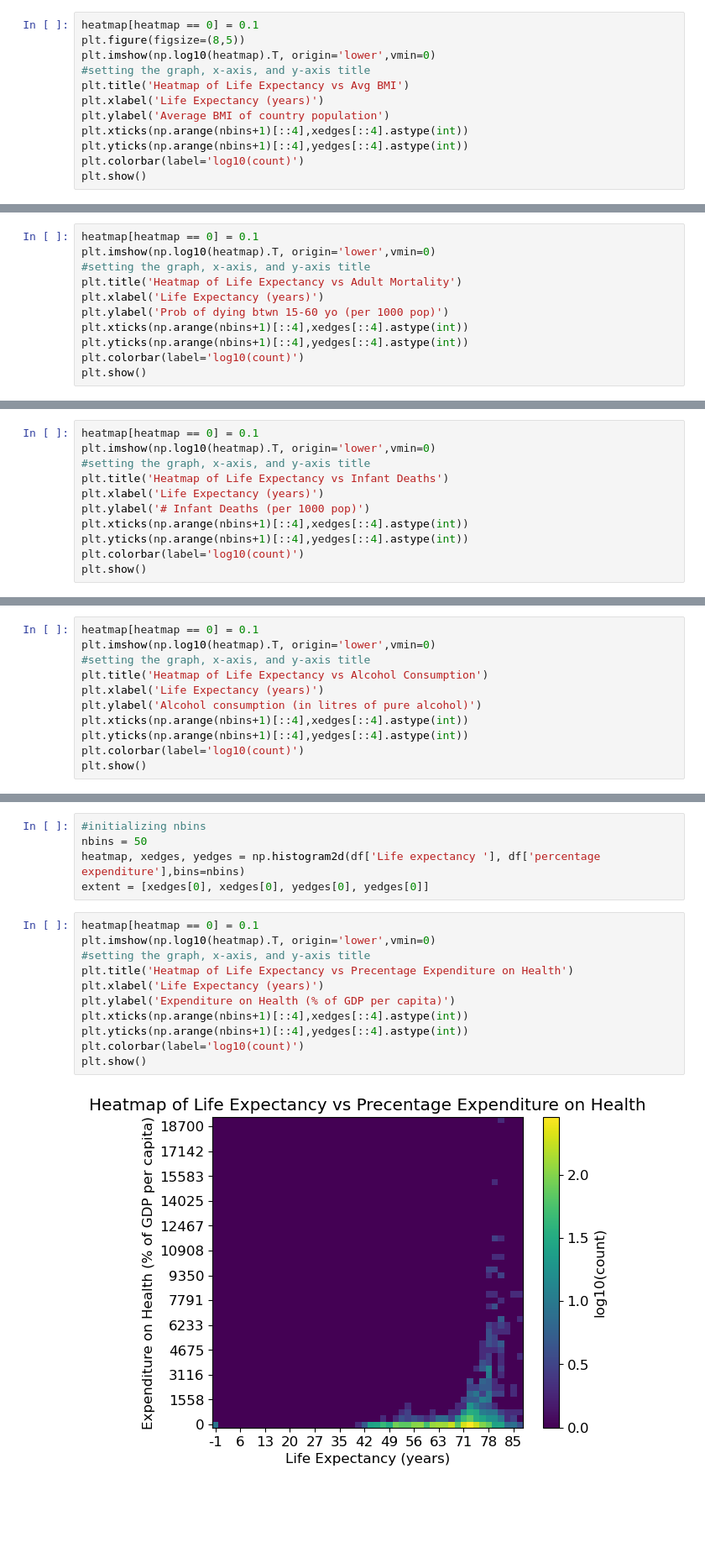
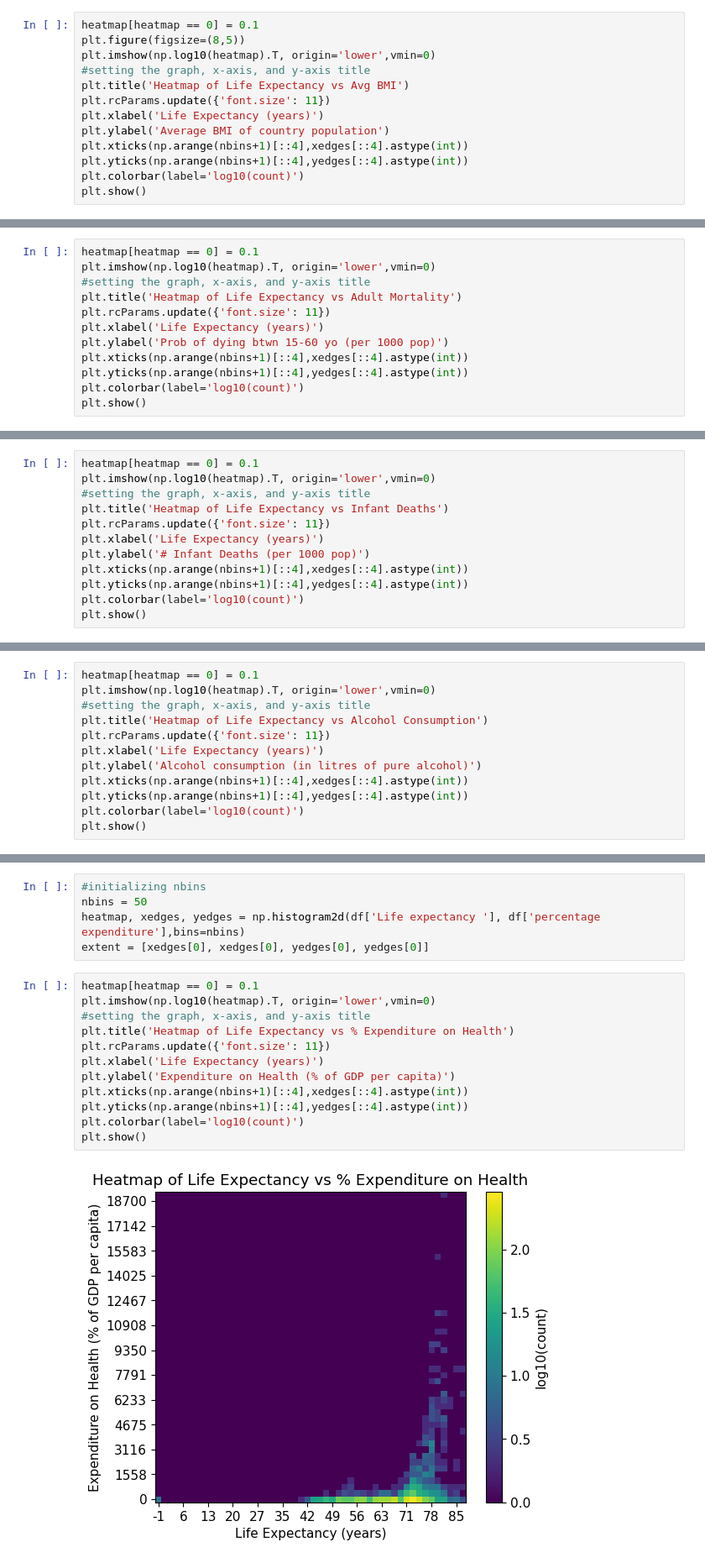
Before and after one commit to danamcgowan/Data1030-LifeExpProject, a Jupyter notebook: Life Expectancy - Data1030 Project.ipynb, the cells around one changed output, grey strips where cells are left out. Shown at 84% size. Saved outputs shown, nothing was run; the diff lists cells and outputs as text; blank space fills up the shorter version.

```diff
--- a/Life Expectancy - Data1030 Project.ipynb
+++ b/Life Expectancy - Data1030 Project.ipynb
@@ -201,6 +228,7 @@ plt.figure(figsize=(8,5))
 plt.imshow(np.log10(heatmap).T, origin='lower',vmin=0)
 #setting the graph, x-axis, and y-axis title
 plt.title('Heatmap of Life Expectancy vs Avg BMI')
+plt.rcParams.update({'font.size': 11})
 plt.xlabel('Life Expectancy (years)')
 plt.ylabel('Average BMI of country population')
 plt.xticks(np.arange(nbins+1)[::4],xedges[::4].astype(int))
@@ -219,6 +247,7 @@ heatmap[heatmap == 0] = 0.1
 plt.imshow(np.log10(heatmap).T, origin='lower',vmin=0)
 #setting the graph, x-axis, and y-axis title
 plt.title('Heatmap of Life Expectancy vs Adult Mortality')
+plt.rcParams.update({'font.size': 11})
 plt.xlabel('Life Expectancy (years)')
 plt.ylabel('Prob of dying btwn 15-60 yo (per 1000 pop)')
 plt.xticks(np.arange(nbins+1)[::4],xedges[::4].astype(int))
@@ -237,6 +266,7 @@ heatmap[heatmap == 0] = 0.1
 plt.imshow(np.log10(heatmap).T, origin='lower',vmin=0)
 #setting the graph, x-axis, and y-axis title
 plt.title('Heatmap of Life Expectancy vs Infant Deaths')
+plt.rcParams.update({'font.size': 11})
 plt.xlabel('Life Expectancy (years)')
 plt.ylabel('# Infant Deaths (per 1000 pop)')
 plt.xticks(np.arange(nbins+1)[::4],xedges[::4].astype(int))
@@ -255,6 +285,7 @@ heatmap[heatmap == 0] = 0.1
 plt.imshow(np.log10(heatmap).T, origin='lower',vmin=0)
 #setting the graph, x-axis, and y-axis title
 plt.title('Heatmap of Life Expectancy vs Alcohol Consumption')
+plt.rcParams.update({'font.size': 11})
 plt.xlabel('Life Expectancy (years)')
 plt.ylabel('Alcohol consumption (in litres of pure alcohol)')
 plt.xticks(np.arange(nbins+1)[::4],xedges[::4].astype(int))
@@ -271,16 +302,17 @@ extent = [xedges[0], xedges[0], yedges[0], yedges[0]]
 # %%
 heatmap[heatmap == 0] = 0.1
 plt.imshow(np.log10(heatmap).T, origin='lower',vmin=0)
 #setting the graph, x-axis, and y-axis title
-plt.title('Heatmap of Life Expectancy vs Precentage Expenditure on Health')
+plt.title('Heatmap of Life Expectancy vs % Expenditure on Health')
+plt.rcParams.update({'font.size': 11})
 plt.xlabel('Life Expectancy (years)')
 plt.ylabel('Expenditure on Health (% of GDP per capita)')
 plt.xticks(np.arange(nbins+1)[::4],xedges[::4].astype(int))
 plt.yticks(np.arange(nbins+1)[::4],yedges[::4].astype(int))
 plt.colorbar(label='log10(count)')
 plt.show()
 # %% [output]
-[figure, old version]
+[figure, new version]
 # %%
 #initializing nbins
 nbins = 50
```
Also changed, not shown: parts of 25 cells of this notebook, 3 other files.
